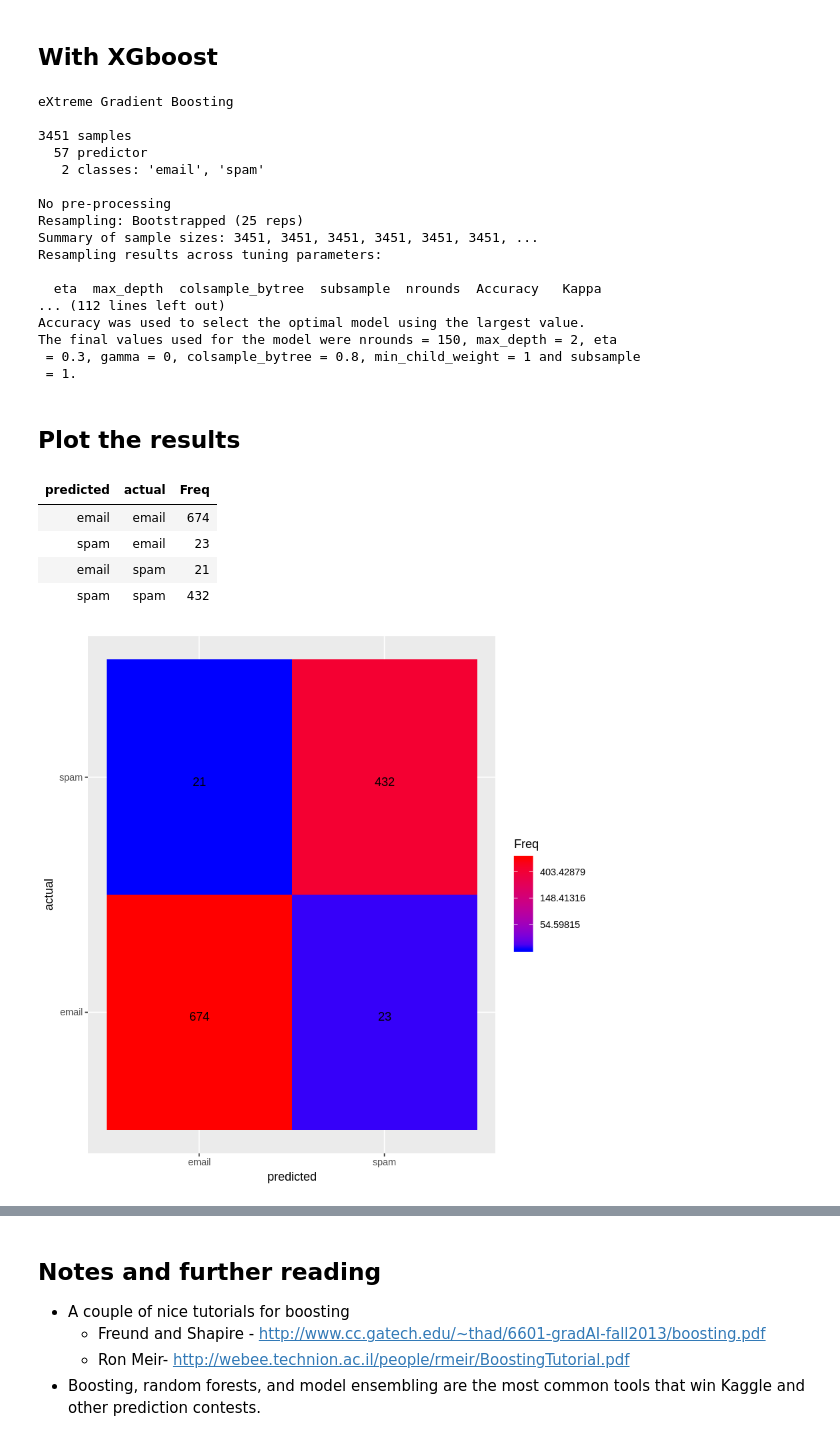
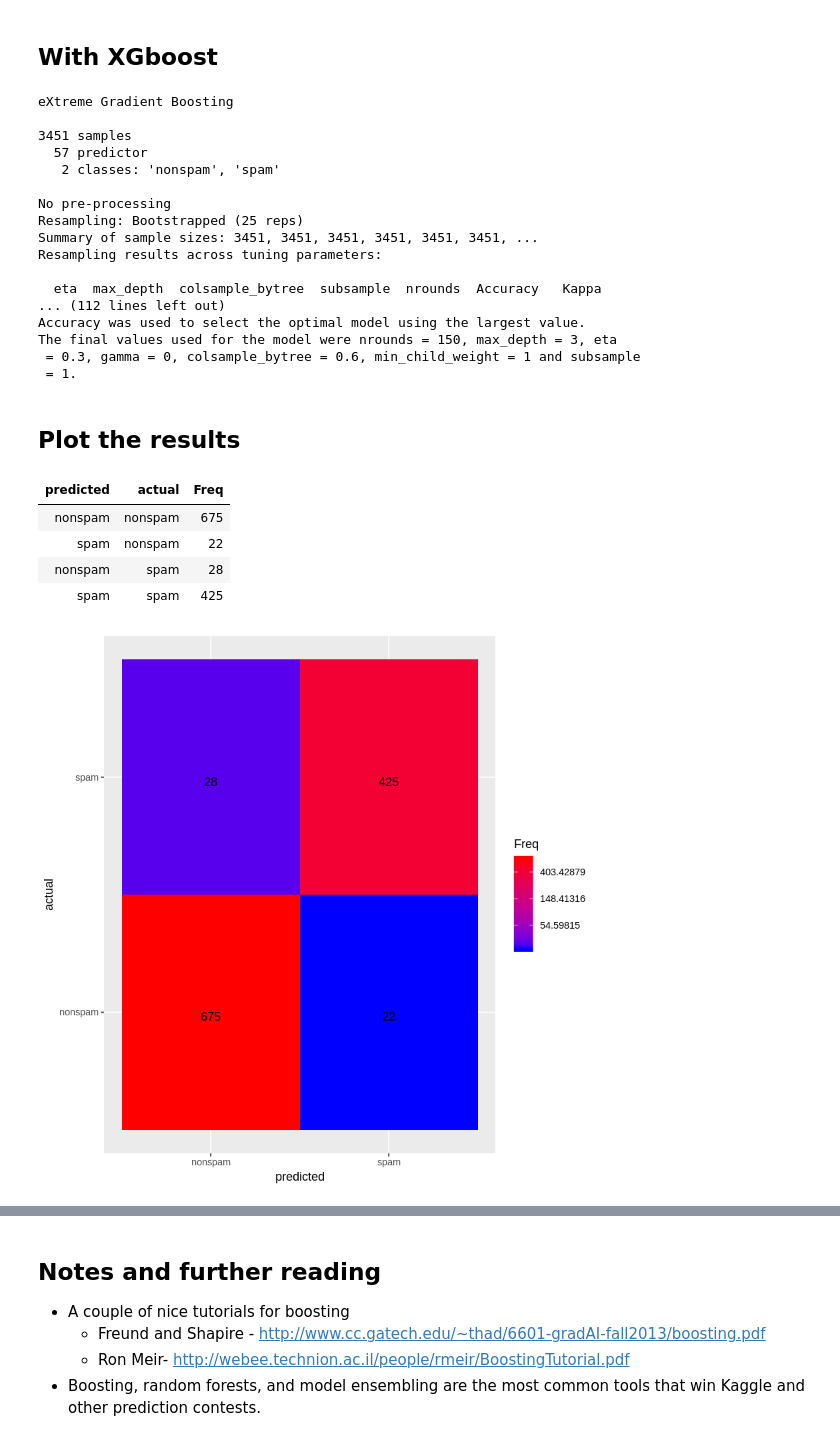
Before and after one commit to radcheb/R_course, a Jupyter notebook: L5-Practical_ml.ipynb, the cells around one changed output, grey strips where cells are left out. Drawn from its saved outputs; the diff is of its cells as text; code cells hidden in the pictures.

```diff
--- a/L5-Practical_ml.ipynb
+++ b/L5-Practical_ml.ipynb
@@ -1256,7 +1242,7 @@ $f(x) = \rm{sgn}\left(\sum_{t=1}^T \alpha_t h_t(x)\right)$.
 # %%
 #install.packages("gbm")
 library(caret); library(kernlab); library(ggplot2); data(spam)
-inTrain <- createDataPartition(y=spam$spam,
+inTrain <- createDataPartition(y=spam$type,
                               p=0.75, list=FALSE)
 training <- spam[inTrain,]; testing <- spam[-inTrain,]
 # %% [markdown]
@@ -1303,14 +1289,14 @@ ggplot(data = confusion_matrix, mapping = aes(x = predicted, y = actual)) +
 # %% [markdown]
 ## With XGboost
 # %%
-xgModFit <- train(spam ~ ., method="xgbTree",data=training,verbose=FALSE)
+xgModFit <- train(type ~ ., method="xgbTree",data=training,verbose=FALSE)
 print(xgModFit)
 # %% [output]
 eXtreme Gradient Boosting
 
 3451 samples
   57 predictor
-   2 classes: 'email', 'spam'
+   2 classes: 'nonspam', 'spam'
 
 No pre-processing
 Resampling: Bootstrapped (25 reps)
@@ -1320,24 +1306,24 @@ Resampling results across tuning parameters:
   eta  max_depth  colsample_bytree  subsample  nrounds  Accuracy   Kappa
 ... (112 lines left out)
 Accuracy was used to select the optimal model using the largest value.
-The final values used for the model were nrounds = 150, max_depth = 2, eta
- = 0.3, gamma = 0, colsample_bytree = 0.8, min_child_weight = 1 and subsample
+The final values used for the model were nrounds = 150, max_depth = 3, eta
+ = 0.3, gamma = 0, colsample_bytree = 0.6, min_child_weight = 1 and subsample
  = 1.
 # %% [markdown]
 ## Plot the results
 # %%
-confusion_matrix <- as.data.frame(table(predicted=predict(xgModFit,testing), actual=testing$spam))
+confusion_matrix <- as.data.frame(table(predicted=predict(xgModFit,testing), actual=testing$type))
 confusion_matrix
 ggplot(data = confusion_matrix, mapping = aes(x = predicted, y = actual)) +
   geom_tile(aes(fill = Freq)) +
   geom_text(aes(label = sprintf("%1.0f", Freq)), vjust = 1) +
   scale_fill_gradient(low = "blue",
                       high = "red",
                       trans = "log")
 # %% [output]
 | predicted | actual | Freq |
-| email | email | 674 |
-| spam | email | 23 |
-| email | spam | 21 |
-| spam | spam | 432 |
+| nonspam | nonspam | 675 |
+| spam | nonspam | 22 |
+| nonspam | spam | 28 |
+| spam | spam | 425 |
-[figure, old version]
+[figure, new version]
```
Also changed, not shown: parts of 8 cells of this notebook.
